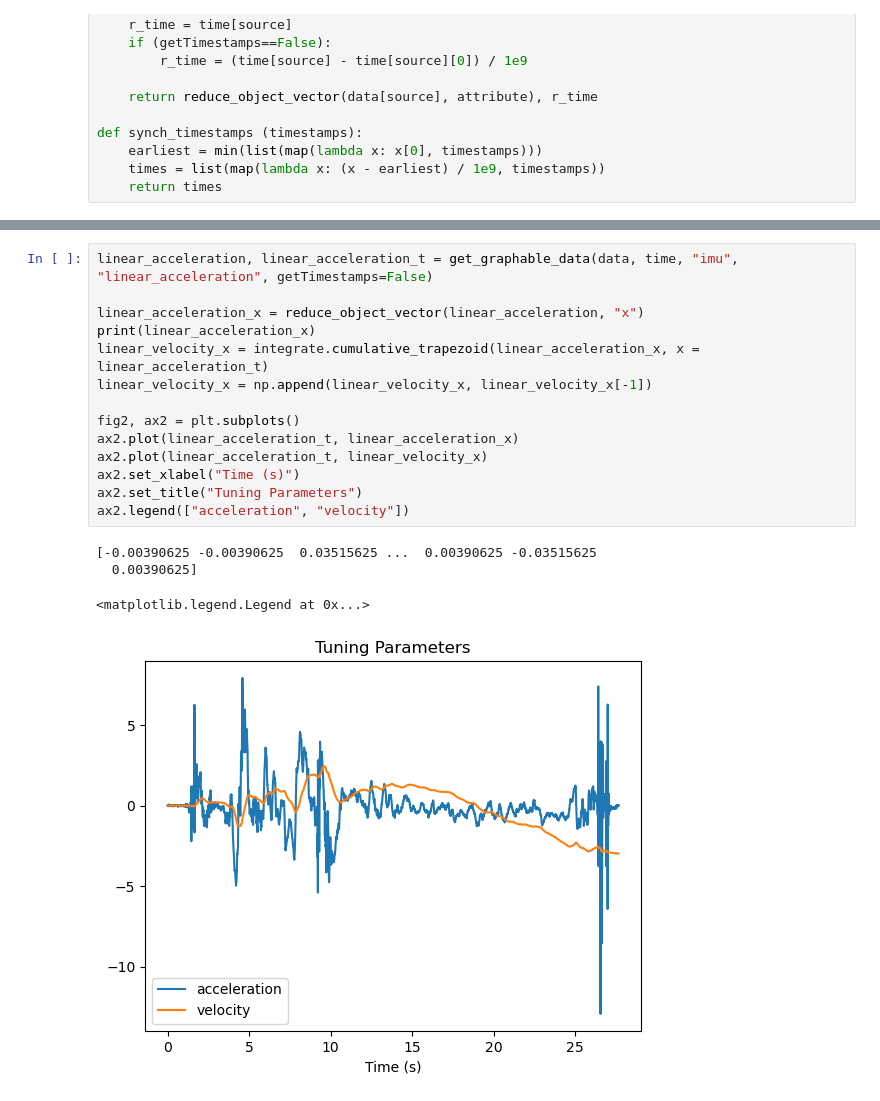
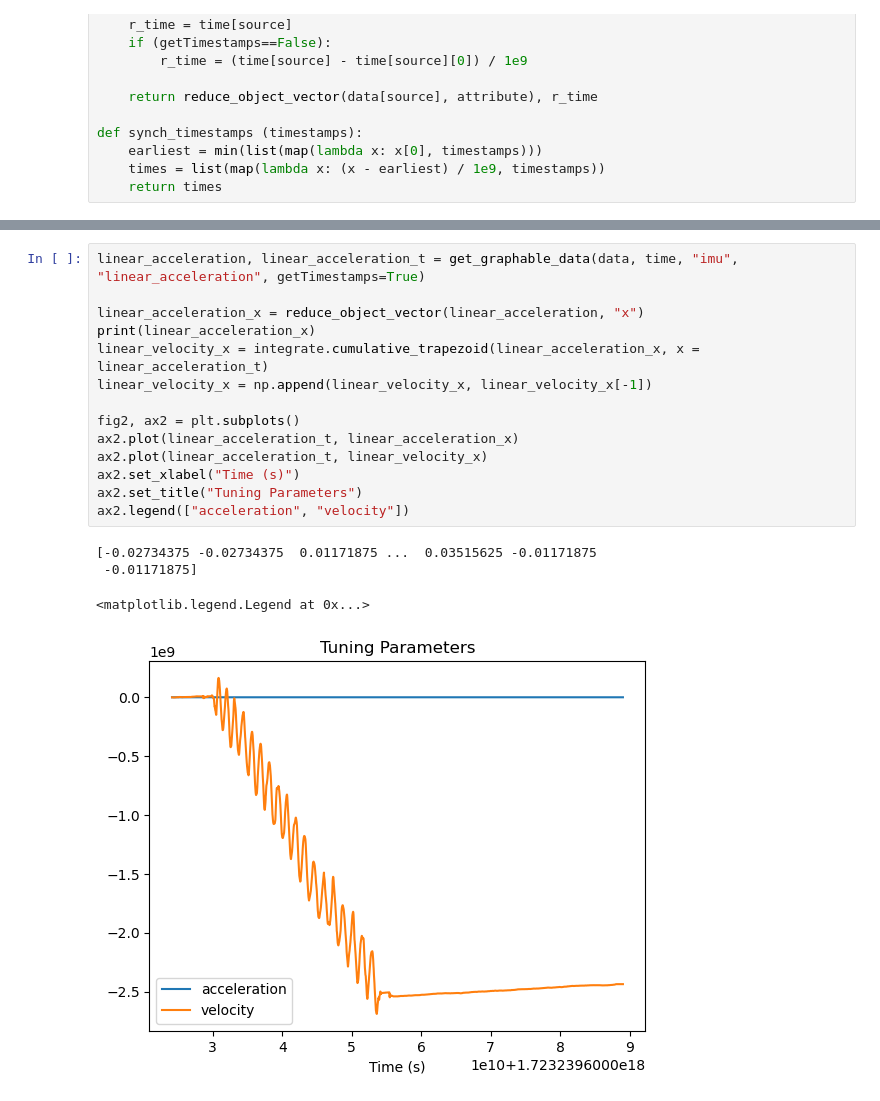
Before and after one commit to Umich-NASA-Big-Idea-Challenge/cargo_beep, a Jupyter notebook: cargo_beep/traction_analysis.ipynb, the cells around one changed output, grey strips where cells are left out. Drawn from its saved outputs; the diff is of its cells as text.

```diff
--- a/cargo_beep/traction_analysis.ipynb
+++ b/cargo_beep/traction_analysis.ipynb
@@ -87,22 +88,22 @@ data, time = get_all_data(path)
 /imu0/data sensor_msgs/msg/Imu
 # %%
-linear_acceleration, linear_acceleration_t = get_graphable_data(data, time, "imu", "linear_acceleration", getTimestamps=False)
+linear_acceleration, linear_acceleration_t = get_graphable_data(data, time, "imu", "linear_acceleration", getTimestamps=True)
 
 linear_acceleration_x = reduce_object_vector(linear_acceleration, "x")
 print(linear_acceleration_x)
 linear_velocity_x = integrate.cumulative_trapezoid(linear_acceleration_x, x = linear_acceleration_t)
 linear_velocity_x = np.append(linear_velocity_x, linear_velocity_x[-1])
 
 fig2, ax2 = plt.subplots()
 ax2.plot(linear_acceleration_t, linear_acceleration_x)
 ax2.plot(linear_acceleration_t, linear_velocity_x)
 ax2.set_xlabel("Time (s)")
 ax2.set_title("Tuning Parameters")
 ax2.legend(["acceleration", "velocity"])
 # %% [output]
-[-0.00390625 -0.00390625  0.03515625 ...  0.00390625 -0.03515625
-  0.00390625]
+[-0.02734375 -0.02734375  0.01171875 ...  0.03515625 -0.01171875
+ -0.01171875]
 <matplotlib.legend.Legend at 0x...>
-[figure, old version]
+[figure, new version]
 # %%
 
```
Also changed, not shown: parts of 2 cells of this notebook, 12 other files.
